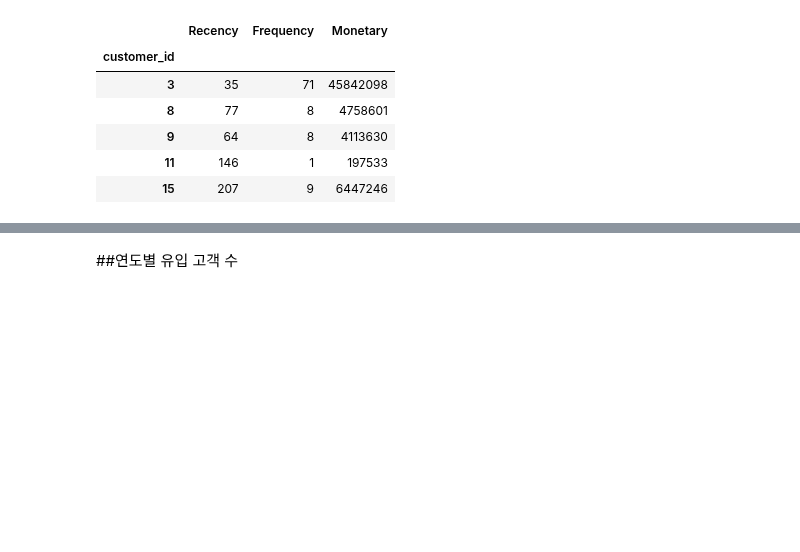
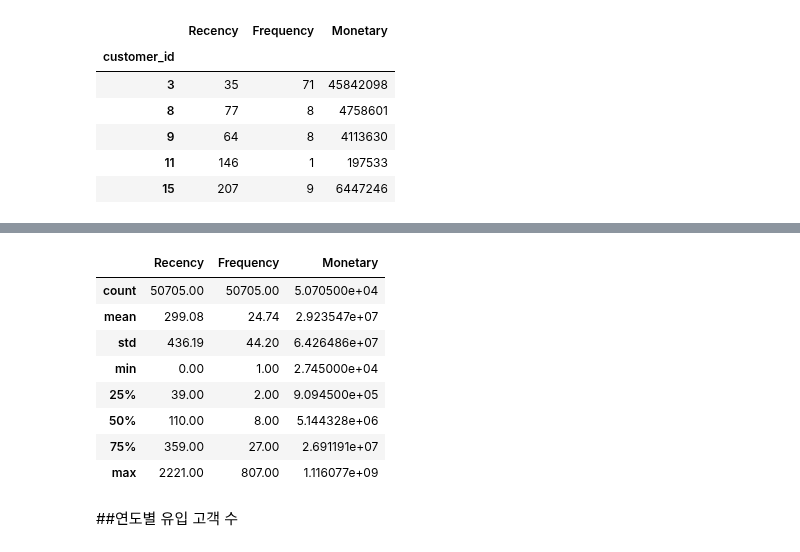
Before and after one commit to NARAEIM/tp2-da, a Jupyter notebook: tp2_da_imnarae.ipynb, the cells around one changed output, grey strips where cells are left out. Drawn from its saved outputs; the diff is of its cells as text; code cells hidden in the pictures; blank space fills up the shorter version.

```diff
--- a/tp2_da_imnarae.ipynb
+++ b/tp2_da_imnarae.ipynb
@@ -800,7 +867,7 @@ plt.show()
 product_df.rename(columns={'id': 'product_id'}, inplace=True)
 
 # transaction 데이터와 product 데이터를 병합
-data = pd.merge(transation_df, product_df, on='product_id')
+data = pd.merge(transaction_df, product_df, on='product_id')
 
 # 'created_at' 컬럼에서 연도 추출
 data['year'] = pd.to_datetime(data['created_at']).dt.year
@@ -908,3 +988,15 @@ rfm_df.head()
+# %%
+rfm_df.describe().round(2)
+# %% [output]
+|  | Recency | Frequency | Monetary |
+| count | 50705.00 | 50705.00 | 5.070500e+04 |
+| mean | 299.08 | 24.74 | 2.923547e+07 |
+| std | 436.19 | 44.20 | 6.426486e+07 |
+| min | 0.00 | 1.00 | 2.745000e+04 |
+| 25% | 39.00 | 2.00 | 9.094500e+05 |
+| 50% | 110.00 | 8.00 | 5.144328e+06 |
+| 75% | 359.00 | 27.00 | 2.691191e+07 |
+| max | 2221.00 | 807.00 | 1.116077e+09 |
 # %% [markdown]
 ##연도별 유입 고객 수
 # %%
```
Also changed, not shown: parts of 39 cells of this notebook.
